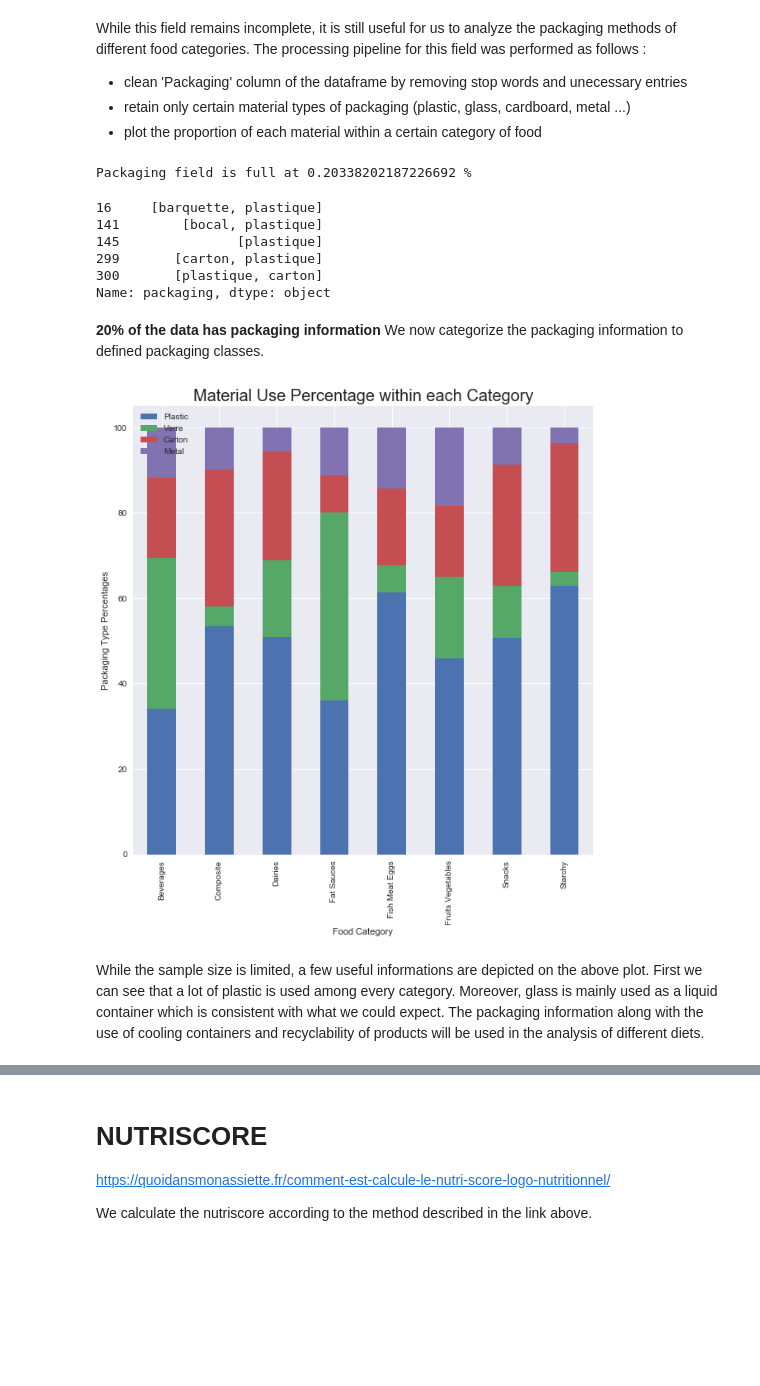
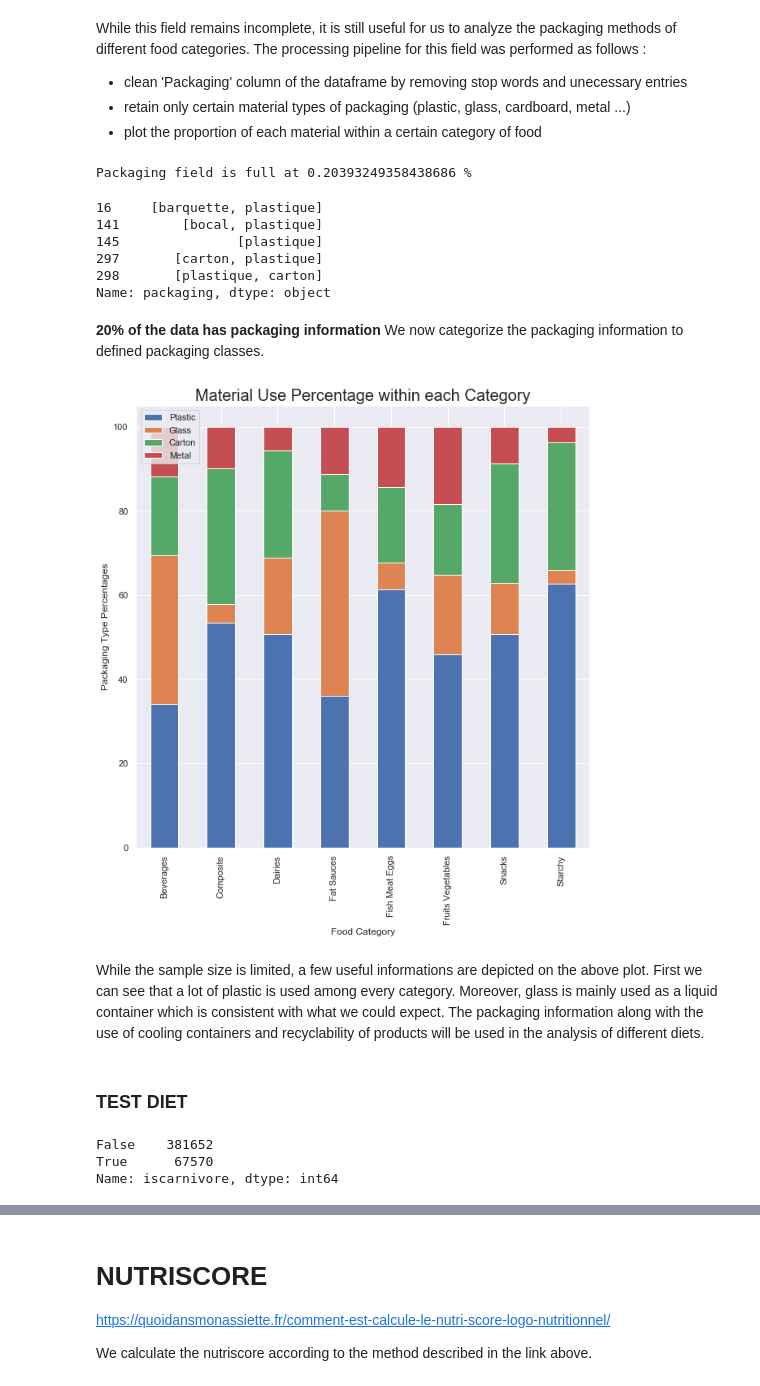
Before and after one commit to romi514/ProjectADA, a Jupyter notebook: project_tagADA.ipynb, the cells around one changed output, grey strips where cells are left out. Cells and saved outputs as stored; diff of their text form; code cells hidden in the pictures; blank space fills up the shorter version.

Commit message:
correction of packaging mistakes + test list diet

```diff
--- a/project_tagADA.ipynb
+++ b/project_tagADA.ipynb
@@ -28,7 +28,7 @@ from langdetect import detect
 # %% [markdown]
 ## Import data
 # %%
-raw_data = pd.read_csv('../data/en.openfoodfacts.org.products.csv', sep = '\t')
+raw_data = pd.read_csv('data/en.openfoodfacts.org.products.csv', sep = '\t')
 # %% [markdown]
 #### Drop columns not needed, explore missing values, and delete rows with zero or one value present
 # %%
@@ -426,12 +440,12 @@ filled_pck = data.packaging.count()/len(data.packaging)
 print(f'Packaging field is full at {filled_pck} %')
 packaging.head()
 # %% [output]
-Packaging field is full at 0.20338202187226692 %
+Packaging field is full at 0.20393249358438686 %
 16     [barquette, plastique]
 141        [bocal, plastique]
 145               [plastique]
-299       [carton, plastique]
-300       [plastique, carton]
+297       [carton, plastique]
+298       [plastique, carton]
 Name: packaging, dtype: object
 # %% [markdown]
 **20% of the data has packaging information**
@@ -481,7 +495,7 @@ materials_df = pd.DataFrame({'Packaging': packaging, 'materials':pd.Series(np.ze
 materials_df['materials'] = packaging.apply(to_materials)
 # %%
 # We create a dataframe with the information
-names = ['Plastic', 'Glass', 'Carton', 'Metal', 'Fresh', 'Recyclable']
+names_list = ['Plastic', 'Glass', 'Carton', 'Metal', 'Fresh', 'Recyclable']
 materials_df = materials_df.materials.apply(pd.Series)
 materials_df = materials_df.rename(columns = lambda x : names_list[x])
 # %%
@@ -489,17 +503,19 @@ materials_df = materials_df.rename(columns = lambda x : names_list[x])
 eco_impact_plot_df = materials_df.merge(data.loc[materials_df.index.tolist(), ["food_category"]], left_index = True, right_index = True)
 # %%
 # We remove Fresh and Recycable categories and plot normalized bar plots for the packaging for each food category
-packaging_plot_df = eco_impact_plot_df.drop('Frais', axis =1)
+packaging_plot_df = eco_impact_plot_df.drop('Fresh', axis =1)
 packaging_plot_df = packaging_plot_df.drop('Recyclable', axis =1)
 counts_pack = packaging_plot_df.groupby('food_category').sum()
 
 plt.figure(figsize =(10,10))
 ax=plt.gca()
 counts_pack.div(counts_pack.sum(axis=1)/100, axis = 0).plot.bar(ax=ax, stacked=True)
 plt.title('Material Use Percentage within each Category',fontsize=20);
 plt.xlabel("Food Category");
 plt.ylabel("Packaging Type Percentages");
 # %% [output]
-[figure, old version]
+[figure, new version]
 # %% [markdown]
 While the sample size is limited, a few useful informations are depicted on the above plot. First we can see that a lot of plastic is used among every category. Moreover, glass is mainly used as a liquid container which is consistent with what we could expect. The packaging information along with the use of cooling containers and recyclability of products will be used in the analysis of different diets.
+# %% [markdown]
+### TEST DIET
@@ -505,0 +566,6 @@ While the sample size is limited, a few useful informations are depicted on the
+# %%
+data["iscarnivore"].value_counts()
+# %% [output]
+False    381652
+True      67570
+Name: iscarnivore, dtype: int64
```
Also changed, not shown: parts of 24 cells of this notebook.
